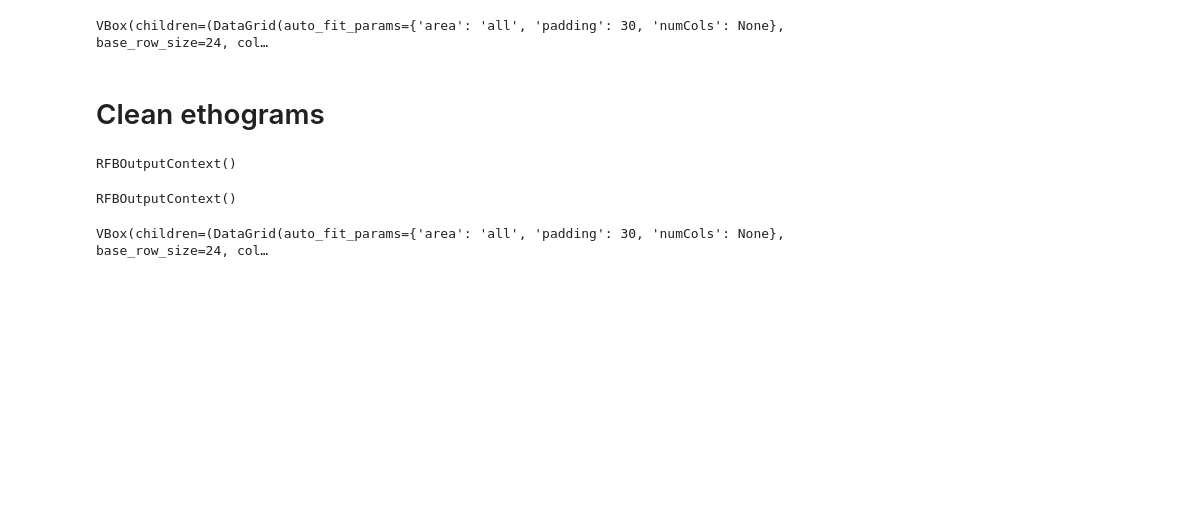
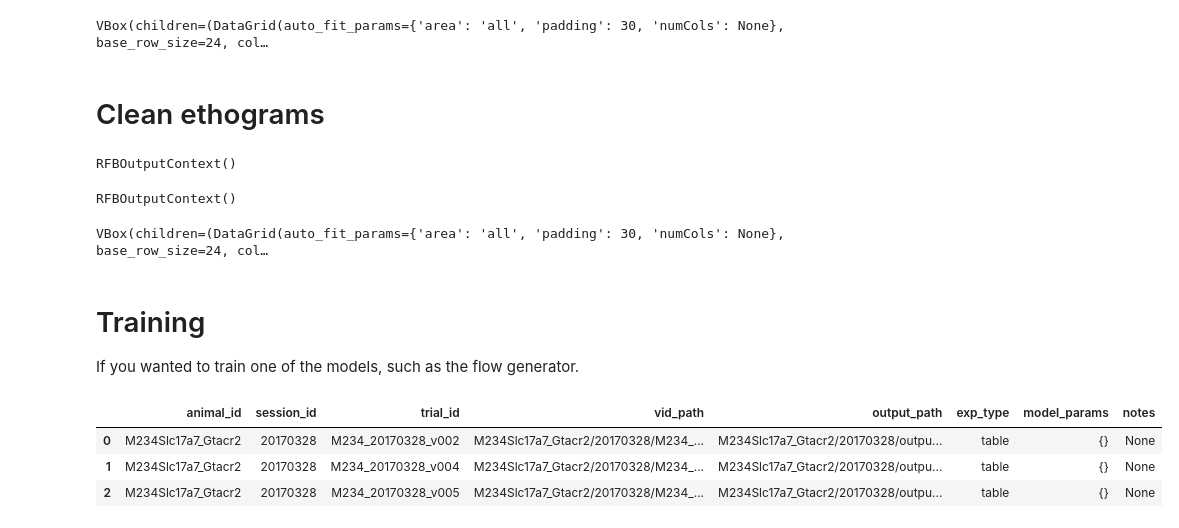
Before and after one commit to hantman-lab/animal-soup, a Jupyter notebook: notebooks/demo_notebook.ipynb, the cells around one changed output. Cells and saved outputs as stored; diff of their text form; code cells hidden in the pictures; blank space fills up the shorter version.

```diff
--- a/notebooks/demo_notebook.ipynb
+++ b/notebooks/demo_notebook.ipynb
@@ -188,3 +174,14 @@ df.behavior.clean_ethograms().show()
 RFBOutputContext()
 RFBOutputContext()
 VBox(children=(DataGrid(auto_fit_params={'area': 'all', 'padding': 30, 'numCols': None}, base_row_size=24, col…
+# %% [markdown]
+# Training
+
+If you wanted to train one of the models, such as the flow generator.
+# %%
+df
+# %% [output]
+|  | animal_id | session_id | trial_id | vid_path | output_path | exp_type | model_params | notes |
+| 0 | M234Slc17a7_Gtacr2 | 20170328 | M234_20170328_v002 | M234Slc17a7_Gtacr2/20170328/M234_... | M234Slc17a7_Gtacr2/20170328/outpu... | table | {} | None |
+| 1 | M234Slc17a7_Gtacr2 | 20170328 | M234_20170328_v004 | M234Slc17a7_Gtacr2/20170328/M234_... | M234Slc17a7_Gtacr2/20170328/outpu... | table | {} | None |
+| 2 | M234Slc17a7_Gtacr2 | 20170328 | M234_20170328_v005 | M234Slc17a7_Gtacr2/20170328/M234_... | M234Slc17a7_Gtacr2/20170328/outpu... | table | {} | None |
```
Also changed, not shown: parts of 4 cells of this notebook, 2 other files.
